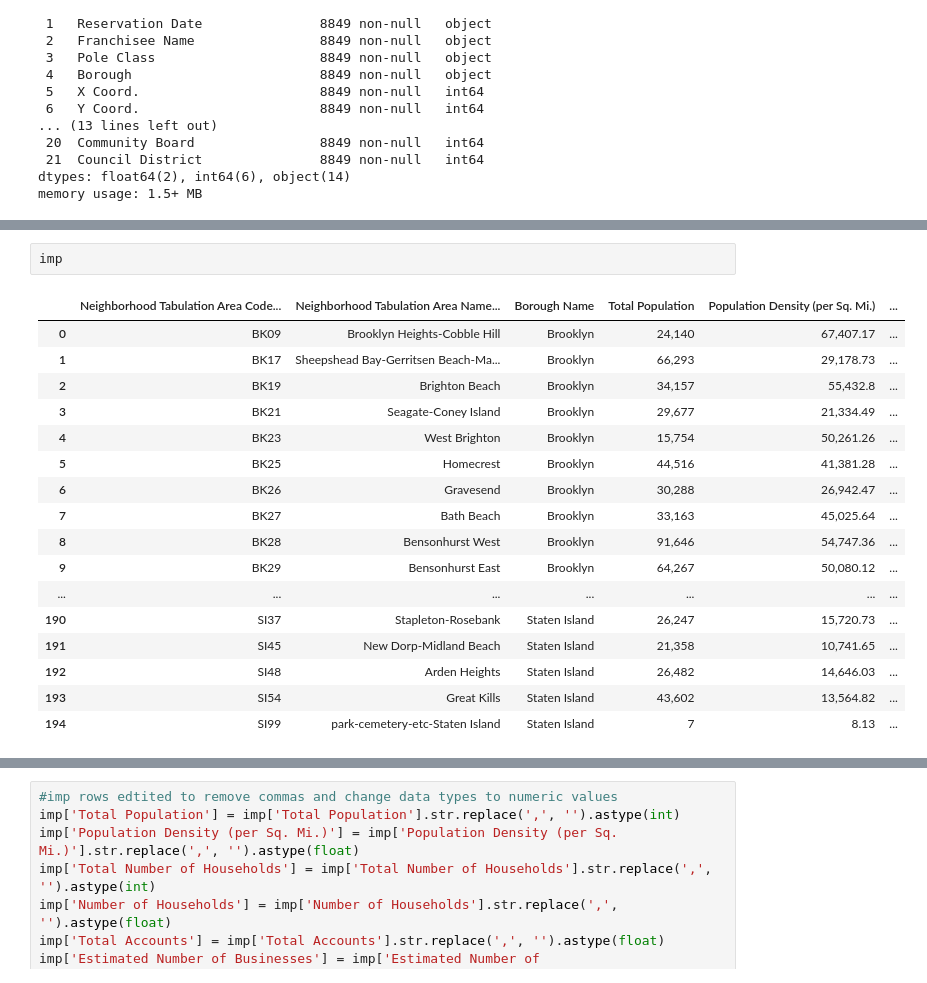
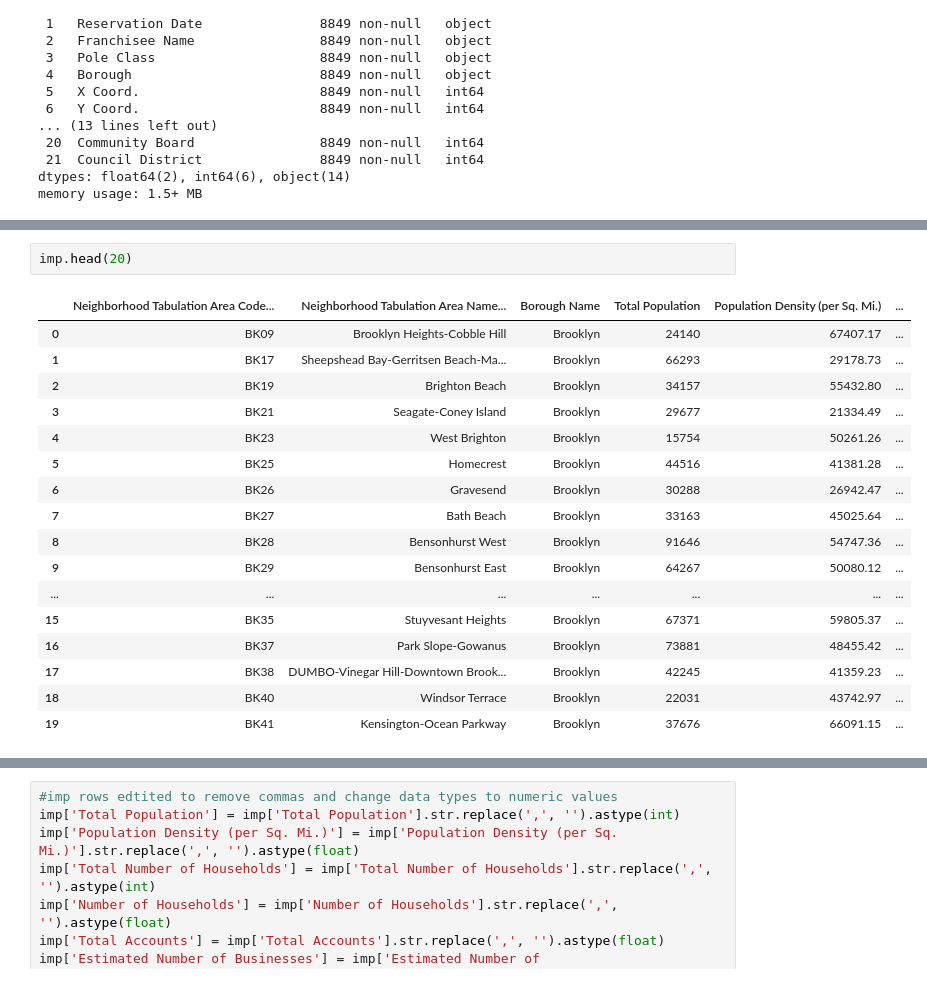
Before and after one commit to Sricha02/FINAL_CAP, a Jupyter notebook: Telecommunications.ipynb, the cells around one changed output, grey strips where cells are left out. Cells and saved outputs as stored; diff of their text form.

```diff
--- a/Telecommunications.ipynb
+++ b/Telecommunications.ipynb
@@ -61,23 +55,23 @@ mtf.head(100)
 # %%
-imp
+imp.head(20)
 # %% [output]
 |  | Neighborhood Tabulation Area Code... | Neighborhood Tabulation Area Name... | Borough Name | Total Population | Population Density (per Sq. Mi.) | ... |
-| 0 | BK09 | Brooklyn Heights-Cobble Hill | Brooklyn | 24,140 | 67,407.17 | ... |
-| 1 | BK17 | Sheepshead Bay-Gerritsen Beach-Ma... | Brooklyn | 66,293 | 29,178.73 | ... |
-| 2 | BK19 | Brighton Beach | Brooklyn | 34,157 | 55,432.8 | ... |
-| 3 | BK21 | Seagate-Coney Island | Brooklyn | 29,677 | 21,334.49 | ... |
-| 4 | BK23 | West Brighton | Brooklyn | 15,754 | 50,261.26 | ... |
-| 5 | BK25 | Homecrest | Brooklyn | 44,516 | 41,381.28 | ... |
-| 6 | BK26 | Gravesend | Brooklyn | 30,288 | 26,942.47 | ... |
-| 7 | BK27 | Bath Beach | Brooklyn | 33,163 | 45,025.64 | ... |
-| 8 | BK28 | Bensonhurst West | Brooklyn | 91,646 | 54,747.36 | ... |
-| 9 | BK29 | Bensonhurst East | Brooklyn | 64,267 | 50,080.12 | ... |
+| 0 | BK09 | Brooklyn Heights-Cobble Hill | Brooklyn | 24140 | 67407.17 | ... |
+| 1 | BK17 | Sheepshead Bay-Gerritsen Beach-Ma... | Brooklyn | 66293 | 29178.73 | ... |
+| 2 | BK19 | Brighton Beach | Brooklyn | 34157 | 55432.80 | ... |
+| 3 | BK21 | Seagate-Coney Island | Brooklyn | 29677 | 21334.49 | ... |
+| 4 | BK23 | West Brighton | Brooklyn | 15754 | 50261.26 | ... |
+| 5 | BK25 | Homecrest | Brooklyn | 44516 | 41381.28 | ... |
+| 6 | BK26 | Gravesend | Brooklyn | 30288 | 26942.47 | ... |
+| 7 | BK27 | Bath Beach | Brooklyn | 33163 | 45025.64 | ... |
+| 8 | BK28 | Bensonhurst West | Brooklyn | 91646 | 54747.36 | ... |
+| 9 | BK29 | Bensonhurst East | Brooklyn | 64267 | 50080.12 | ... |
 | ... | ... | ... | ... | ... | ... | ... |
-| 190 | SI37 | Stapleton-Rosebank | Staten Island | 26,247 | 15,720.73 | ... |
-| 191 | SI45 | New Dorp-Midland Beach | Staten Island | 21,358 | 10,741.65 | ... |
-| 192 | SI48 | Arden Heights | Staten Island | 26,482 | 14,646.03 | ... |
-| 193 | SI54 | Great Kills | Staten Island | 43,602 | 13,564.82 | ... |
-| 194 | SI99 | park-cemetery-etc-Staten Island | Staten Island | 7 | 8.13 | ... |
+| 15 | BK35 | Stuyvesant Heights | Brooklyn | 67371 | 59805.37 | ... |
+| 16 | BK37 | Park Slope-Gowanus | Brooklyn | 73881 | 48455.42 | ... |
+| 17 | BK38 | DUMBO-Vinegar Hill-Downtown Brook... | Brooklyn | 42245 | 41359.23 | ... |
+| 18 | BK40 | Windsor Terrace | Brooklyn | 22031 | 43742.97 | ... |
+| 19 | BK41 | Kensington-Ocean Parkway | Brooklyn | 37676 | 66091.15 | ... |
 # %%
 imp.head(3)
 # %% [output]
```
Also changed, not shown: parts of 15 cells of this notebook.
